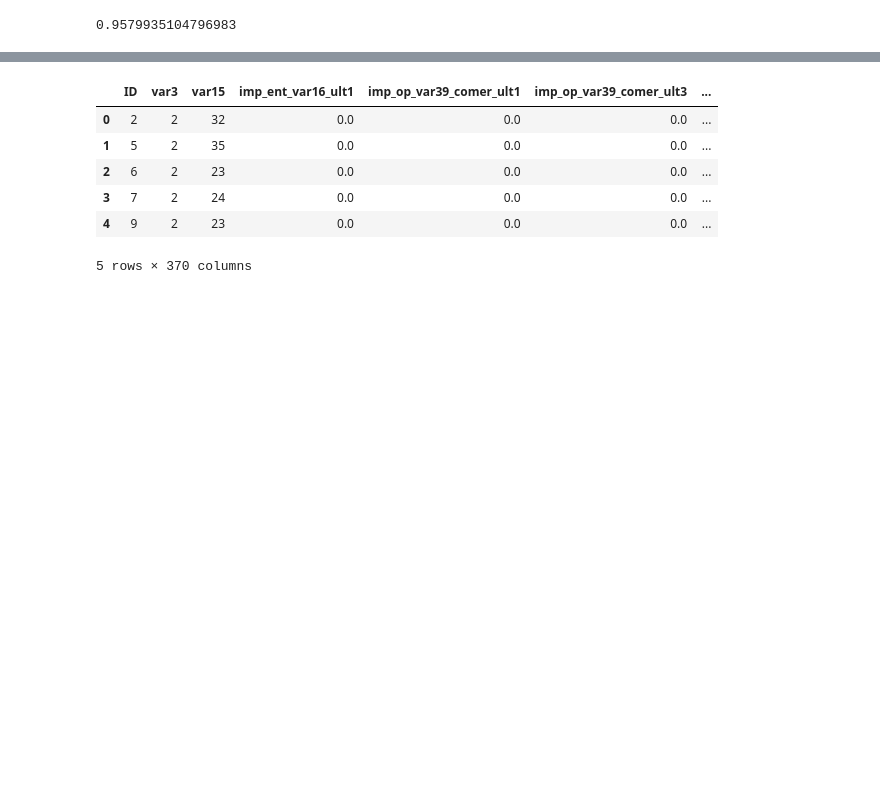
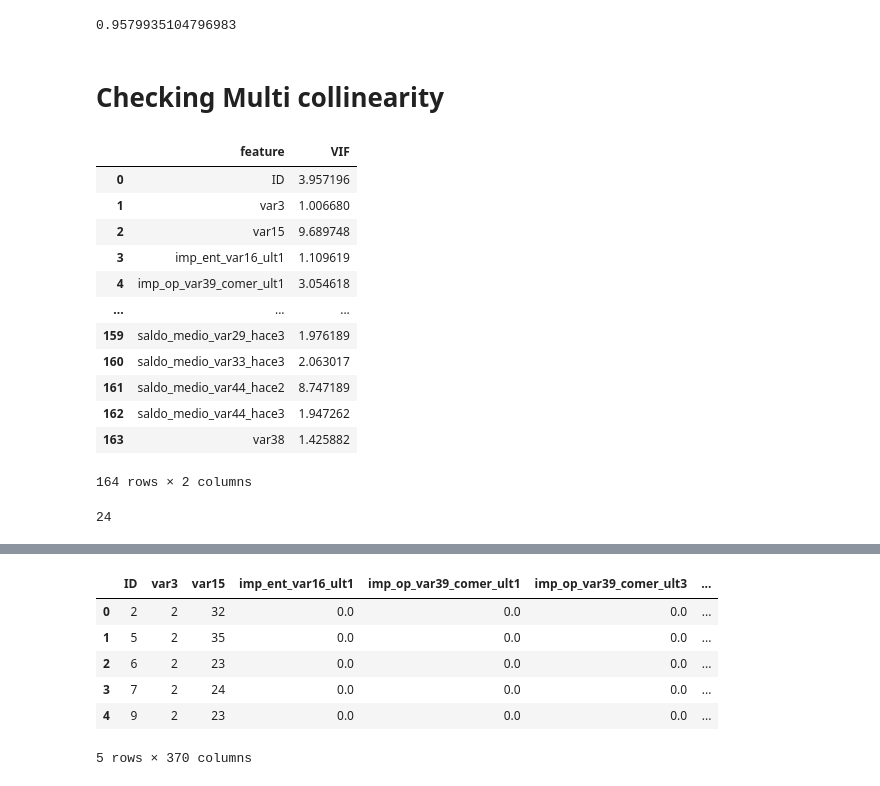
Before and after one commit to prajualpillai/santander-customer-satisfaction, a Jupyter notebook: eda.ipynb, the cells around one changed output, grey strips where cells are left out. Drawn from its saved outputs; the diff is of its cells as text; code cells hidden in the pictures; blank space fills up the shorter version.

```diff
--- a/eda.ipynb
+++ b/eda.ipynb
@@ -79,3 +80,28 @@ Wall time: 10.2 s
 print(asc(y_test,y_pred2))
 # %% [output]
 0.9579935104796983
+# %% [markdown]
+# Checking Multi collinearity
+# %%
+from statsmodels.stats.outliers_influence import variance_inflation_factor as vif
+vif_data = pd.DataFrame()
+vif_data["feature"] = x_train2.columns
+
+# calculating VIF for each feature
+vif_data["VIF"] = [vif(x_train2.values, i)
+                          for i in range(len(x_train2.columns))]
+vif_data
+# %% [output]
+|  | feature | VIF |
+| 0 | ID | 3.957196 |
+| 1 | var3 | 1.006680 |
+| 2 | var15 | 9.689748 |
+| 3 | imp_ent_var16_ult1 | 1.109619 |
+| 4 | imp_op_var39_comer_ult1 | 3.054618 |
+| ... | ... | ... |
+| 159 | saldo_medio_var29_hace3 | 1.976189 |
+| 160 | saldo_medio_var33_hace3 | 2.063017 |
+| 161 | saldo_medio_var44_hace2 | 8.747189 |
+| 162 | saldo_medio_var44_hace3 | 1.947262 |
+| 163 | var38 | 1.425882 |
+164 rows × 2 columns
@@ -81,0 +128,5 @@ print(asc(y_test,y_pred2))
+# %%
+x4 = set(x3)
+len(x4)
+# %% [output]
+24
```
Also changed, not shown: parts of 13 cells of this notebook, 1 other file.
